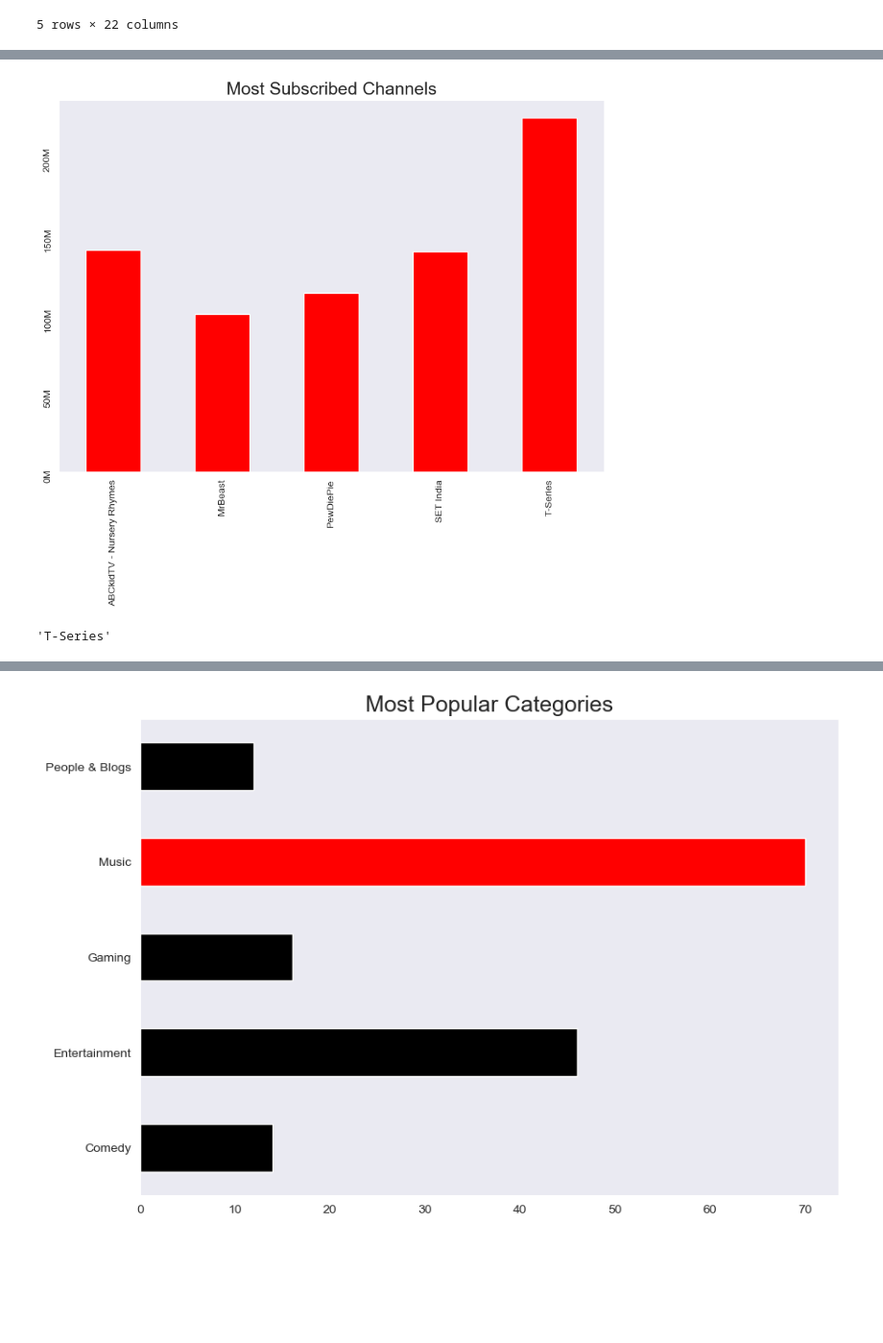
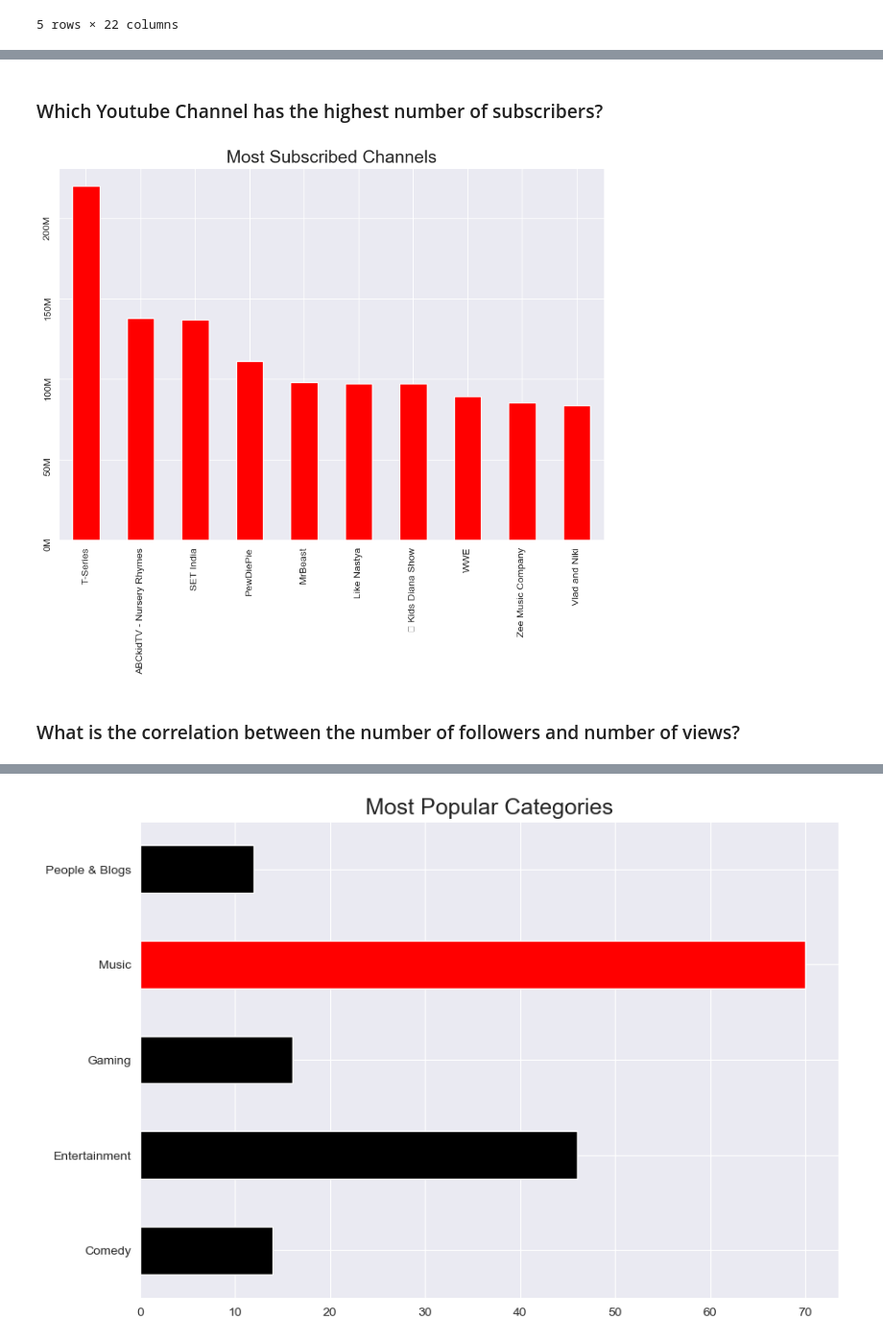
Before and after one commit to awojidetola/Youtube-Analysis, a Jupyter notebook: Exploratory Analysis.ipynb, the cells around one changed output, grey strips where cells are left out. Shown at 96% size. Saved outputs shown, nothing was run; the diff lists cells and outputs as text; code cells hidden in the pictures; blank space fills up the shorter version.

```diff
--- a/Exploratory Analysis.ipynb
+++ b/Exploratory Analysis.ipynb
@@ -3,6 +5,11 @@ import pandas as pd
 import numpy as np
 import seaborn as sns
 import matplotlib.pyplot as plt
+import seaborn as sns
+sns.set_style("darkgrid")
+
+import warnings
+warnings.filterwarnings("ignore")
 # %%
 data = pd.read_csv("top_200_youtubers.csv")
 # %%
@@ -86,17 +51,16 @@ ax = sns.barplot("size", y="total_bill", data=tips, palette="Blues_d")
+# %% [markdown]
+### Which Youtube Channel has the highest number of subscribers?
+# %%
+subscribers = data.groupby('Channel Name')['followers'].sum().nlargest(10)
 # %%
-fig = plt.figure(figsize =(10, 7), dpi=100)
-sns.set_style("dark")
-subscribers = data.groupby('Channel Name')['followers'].sum().nlargest(5).sort_index().plot.bar(color='#ff0000')
+plt.figure(figsize =(10, 7), dpi=100)
+subscribers.plot.bar(color='#ff0000')
 plt.yticks([0.00e+08,0.50e+08,1.00e+08,1.50e+08,2.00e+08],labels = ['0M','50M','100M','150M','200M'],rotation=90)
-plt.xlabel('')
+plt.xlabel("")
 plt.title("Most Subscribed Channels", fontsize=18)
 plt.show()
 # %% [output]
-[figure, old version]
+[figure, new version]
-# %%
-#Which youtuber has the highest number of followers
-data.groupby('Channel Name')['followers'].sum().sort_values(ascending=False).index[0]
-#T-Series
-# %% [output]
-'T-Series'
+# %% [markdown]
+### What is the correlation between the number of followers and number of views?
 # %%
```
Also changed, not shown: parts of 24 cells of this notebook, 2 other files.
